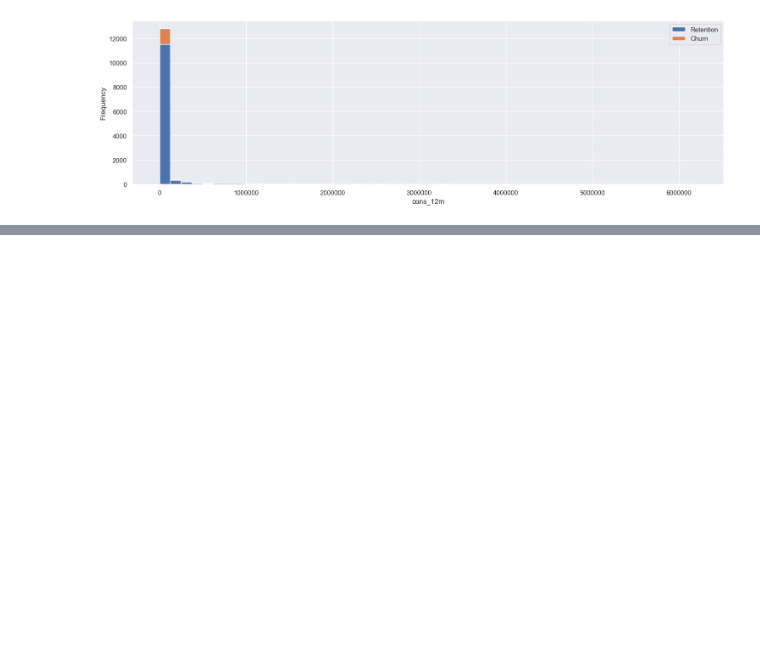
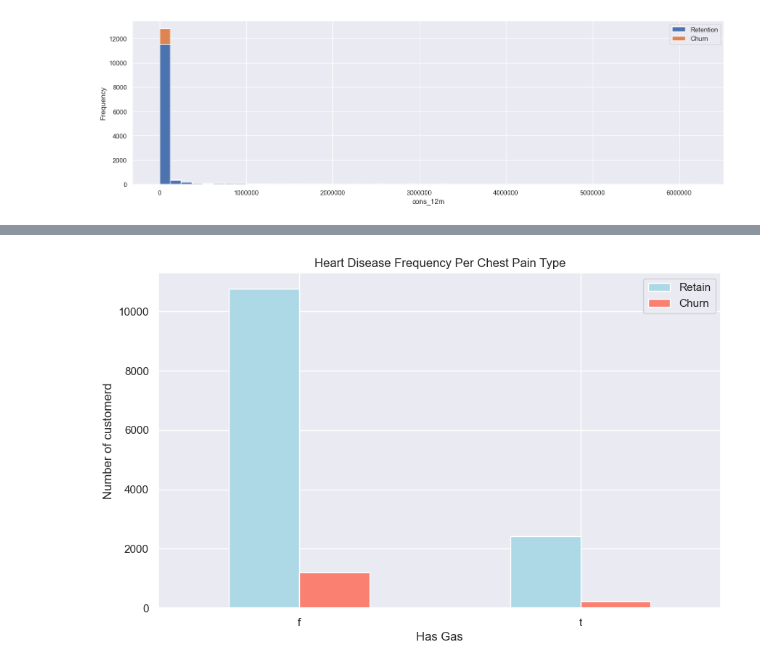
Before and after one commit to lawalsegun2025/forage_projects, a Jupyter notebook: 001_BCG_GAMMA_customer_churn_prediction/2_eda/notebook/eda_starter.ipynb, the cells around one changed output, grey strips where cells are left out. Cells and saved outputs as stored; diff of their text form; code cells hidden in the pictures; blank space fills up the shorter version.

```diff
--- a/001_BCG_GAMMA_customer_churn_prediction/2_eda/notebook/eda_starter.ipynb
+++ b/001_BCG_GAMMA_customer_churn_prediction/2_eda/notebook/eda_starter.ipynb
@@ -293,0 +331,14 @@ There are no continuous features that are highly correlated to the target column
+# %%
+# Make the crosstab more visual
+pd.crosstab(client_df["has_gas"], client_df["churn"]).plot(kind="bar",
+                                          figsize=(10, 6),
+                                          color=[ "lightblue", "salmon"])
+
+# Add some communication
+plt.title("Heart Disease Frequency Per Chest Pain Type")
+plt.xlabel("Has Gas")
+plt.ylabel("Number of customerd")
+plt.legend(["Retain", "Churn"])
+plt.xticks(rotation=0);
+# %% [output]
+[figure, added]
```
Also changed, not shown: parts of 27 cells of this notebook.
